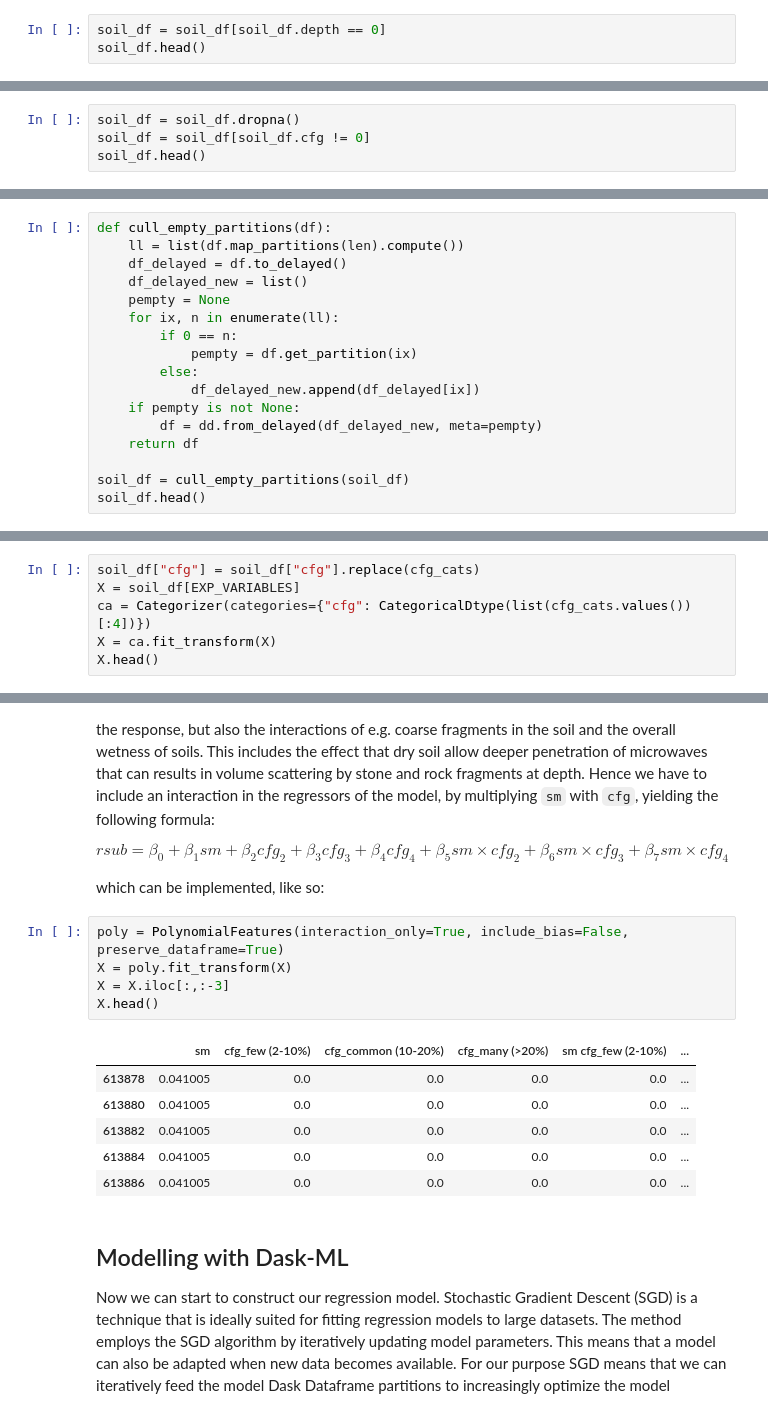
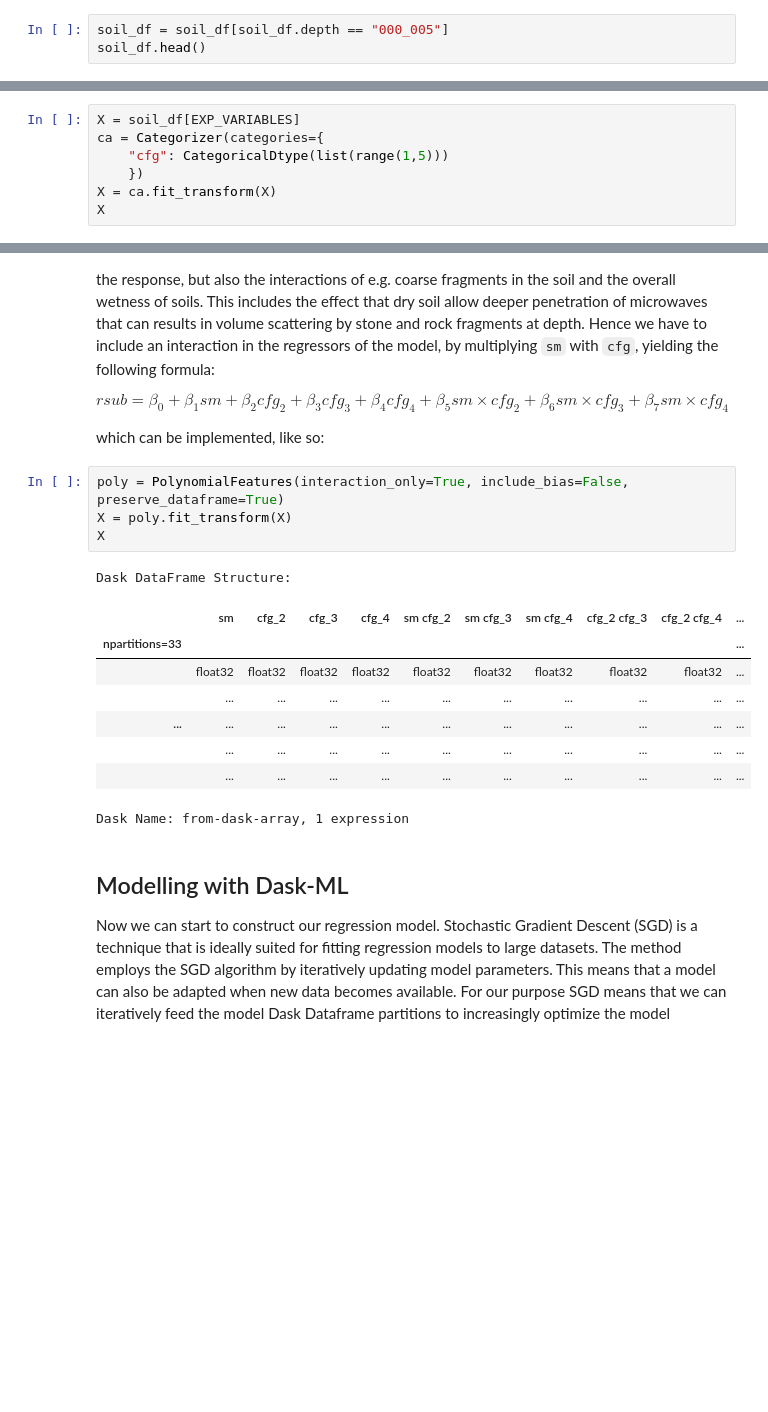
Before and after one commit to MartinSchobben/big_eo_models, a Jupyter notebook: 01_multiple-regression.ipynb, the cells around one changed output, grey strips where cells are left out. Cells and saved outputs as stored; diff of their text form; blank space fills up the shorter version.

```diff
--- a/01_multiple-regression.ipynb
+++ b/01_multiple-regression.ipynb
@@ -185,6 +171,6 @@ RES_VARIABLE = "rsub"
 # %% [markdown]
 For this exercise we will only use the upper depth interval  (0--5 cm) of the soil properties. We therefore filter our Dask Dataframe, as follows:
 # %%
-soil_df = soil_df[soil_df.depth == 0]
+soil_df = soil_df[soil_df.depth == "000_005"]
 soil_df.head()
 # %% [output]
@@ -199,4 +182,0 @@ The model cannot deal with `nan` values, so we have to filter out all those obse
-# %%
-soil_df = soil_df.dropna()
-soil_df = soil_df[soil_df.cfg != 0]
-soil_df.head()
@@ -212,17 +182,0 @@ Some of Dask Dataframe partitions will now be void of any data, such as partitio
-# %%
-def cull_empty_partitions(df):
-    ll = list(df.map_partitions(len).compute())
-    df_delayed = df.to_delayed()
-    df_delayed_new = list()
-    pempty = None
-    for ix, n in enumerate(ll):
-        if 0 == n:
-            pempty = df.get_partition(ix)
-        else:
-            df_delayed_new.append(df_delayed[ix])
-    if pempty is not None:
-        df = dd.from_delayed(df_delayed_new, meta=pempty)
-    return df
-
-soil_df = cull_empty_partitions(soil_df)
-soil_df.head()
@@ -240,9 +187,10 @@ To include categories in a model we require a conversion to data type that is us
 
 We first merge the categories to four levels and then turn the cfg into a Pandas CategoricalDtype:
 # %%
-soil_df["cfg"] = soil_df["cfg"].replace(cfg_cats)
 X = soil_df[EXP_VARIABLES]
-ca = Categorizer(categories={"cfg": CategoricalDtype(list(cfg_cats.values())[:4])})
+ca = Categorizer(categories={
+    "cfg": CategoricalDtype(list(range(1,5)))
+    })
 X = ca.fit_transform(X)
-X.head()
+X
 # %% [output]
@@ -276,15 +230,17 @@ which can be implemented, like so:
 # %%
 poly = PolynomialFeatures(interaction_only=True, include_bias=False, preserve_dataframe=True)
 X = poly.fit_transform(X)
-X = X.iloc[:,:-3]
-X.head()
+X
 # %% [output]
+Dask DataFrame Structure:
-|  | sm | cfg_few (2-10%) | cfg_common (10-20%) | cfg_many (>20%) | sm cfg_few (2-10%) | ... |
-| 613878 | 0.041005 | 0.0 | 0.0 | 0.0 | 0.0 | ... |
-| 613880 | 0.041005 | 0.0 | 0.0 | 0.0 | 0.0 | ... |
-| 613882 | 0.041005 | 0.0 | 0.0 | 0.0 | 0.0 | ... |
-| 613884 | 0.041005 | 0.0 | 0.0 | 0.0 | 0.0 | ... |
-| 613886 | 0.041005 | 0.0 | 0.0 | 0.0 | 0.0 | ... |
+|  | sm | cfg_2 | cfg_3 | cfg_4 | sm cfg_2 | sm cfg_3 | sm cfg_4 | cfg_2 cfg_3 | cfg_2 cfg_4 | ... |
+| npartitions=33 |  |  |  |  |  |  |  |  |  | ... |
+|  | float32 | float32 | float32 | float32 | float32 | float32 | float32 | float32 | float32 | ... |
+|  | ... | ... | ... | ... | ... | ... | ... | ... | ... | ... |
+| ... | ... | ... | ... | ... | ... | ... | ... | ... | ... | ... |
+|  | ... | ... | ... | ... | ... | ... | ... | ... | ... | ... |
+|  | ... | ... | ... | ... | ... | ... | ... | ... | ... | ... |
+Dask Name: from-dask-array, 1 expression
 # %% [markdown]
 ## Modelling with Dask-ML
 
```
Also changed, not shown: parts of 26 cells of this notebook.
